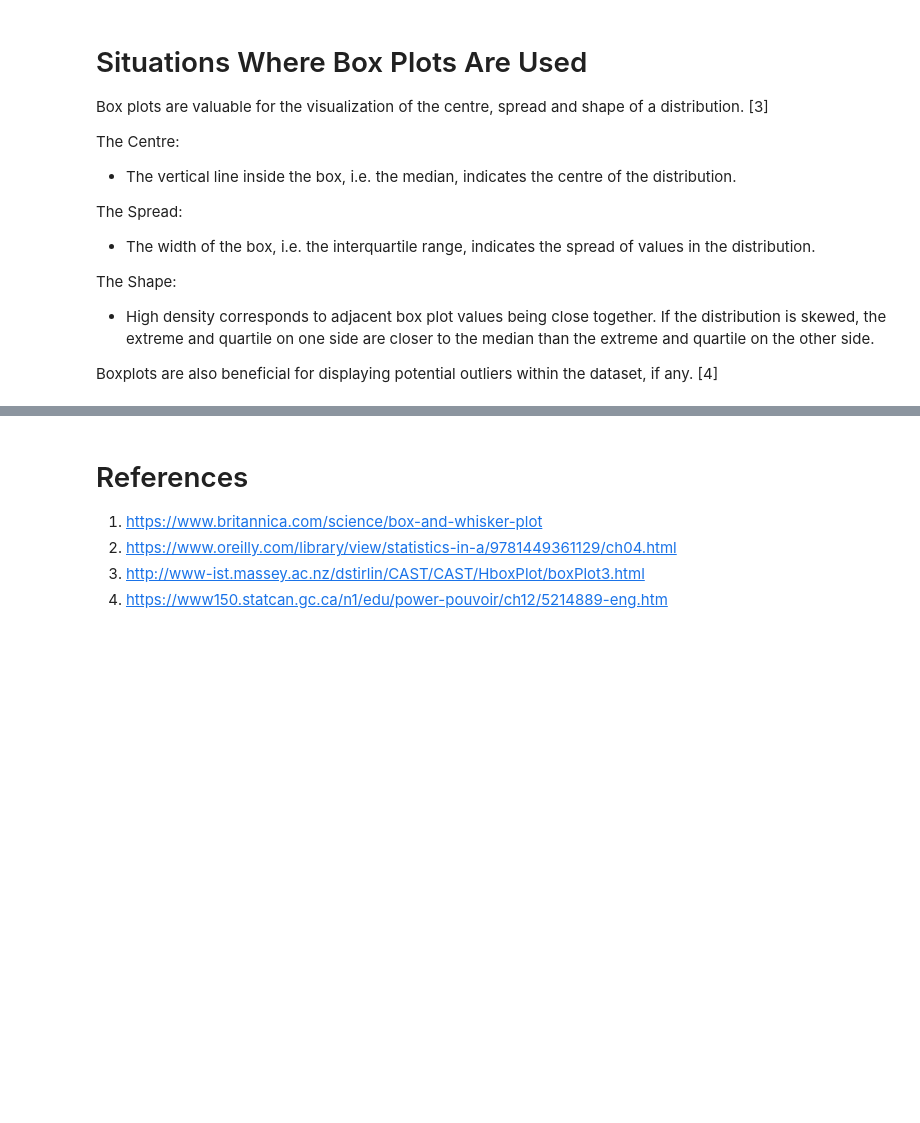
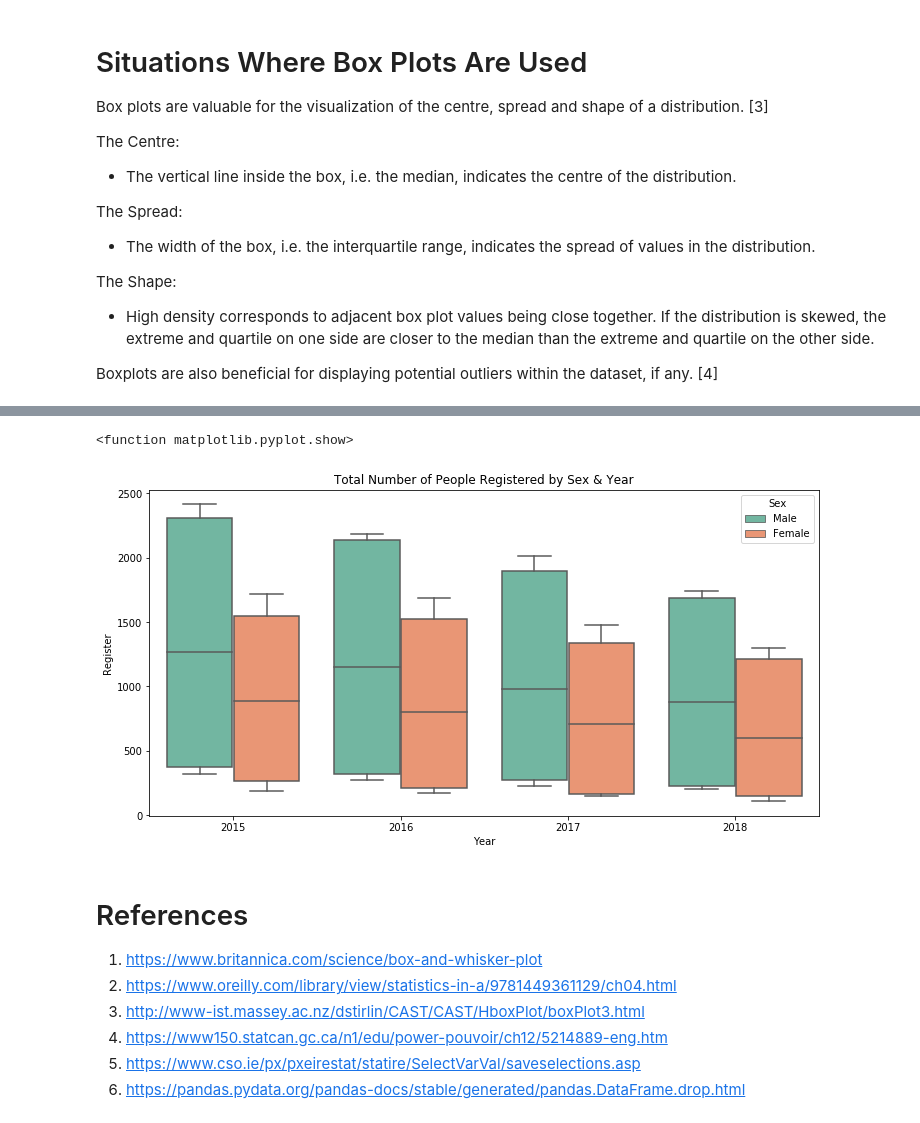
Before and after one commit to peterdt713/Fundamentals_Data_Analysis_Project, a Jupyter notebook: Boxplots.ipynb, the cells around one changed output, grey strips where cells are left out. Drawn from its saved outputs; the diff is of its cells as text; code cells hidden in the pictures; blank space fills up the shorter version.

```diff
--- a/Boxplots.ipynb
+++ b/Boxplots.ipynb
@@ -35,3 +78,15 @@ Boxplots are also beneficial for displaying potential outliers within the datase
+# %%
+plt.figure(figsize=(12,6))
+
+v = sns.boxplot(x="Year", y="Register", hue="Sex",
+                data=df,palette="Set2");
+
+v.set(title="Total Number of People Registered by Sex & Year")
+
+plt.show
+# %% [output]
+<function matplotlib.pyplot.show>
+[figure, added]
 # %% [markdown]
 # References
 
@@ -39,3 +94,5 @@ Boxplots are also beneficial for displaying potential outliers within the datase
 2.	https://www.oreilly.com/library/view/statistics-in-a/9781449361129/ch04.html
 3.	http://www-ist.massey.ac.nz/dstirlin/CAST/CAST/HboxPlot/boxPlot3.html
 4.	https://www150.statcan.gc.ca/n1/edu/power-pouvoir/ch12/5214889-eng.htm
+5.  https://www.cso.ie/px/pxeirestat/statire/SelectVarVal/saveselections.asp
+6.  https://pandas.pydata.org/pandas-docs/stable/generated/pandas.DataFrame.drop.html
```
Also changed, not shown: parts of 4 cells of this notebook, 1 other file.
